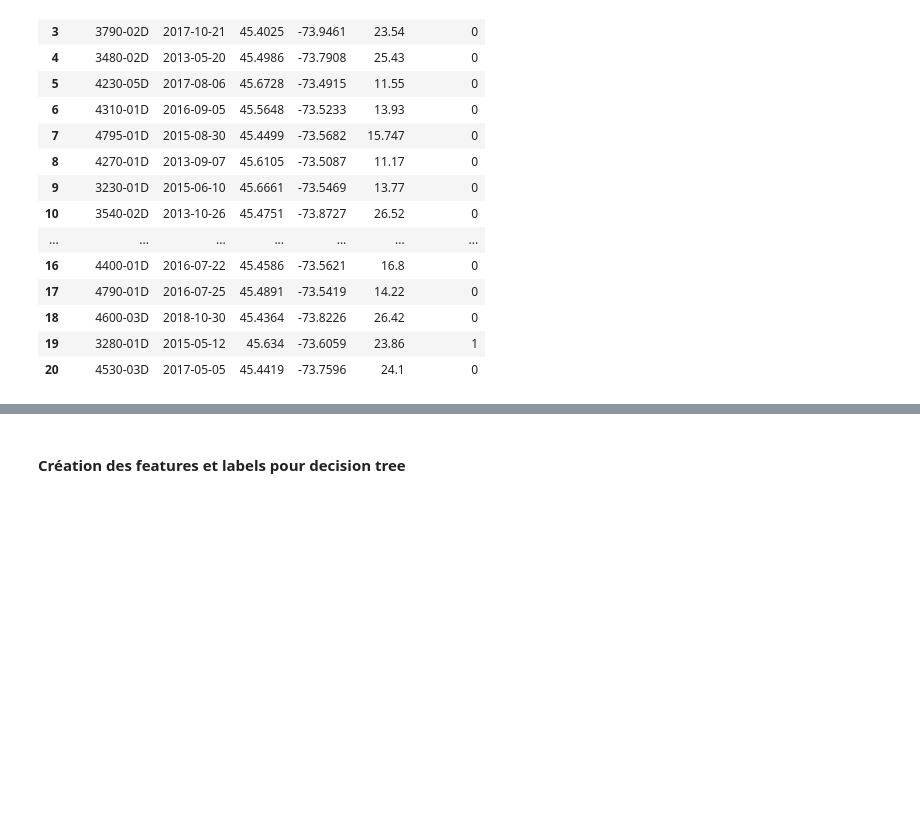
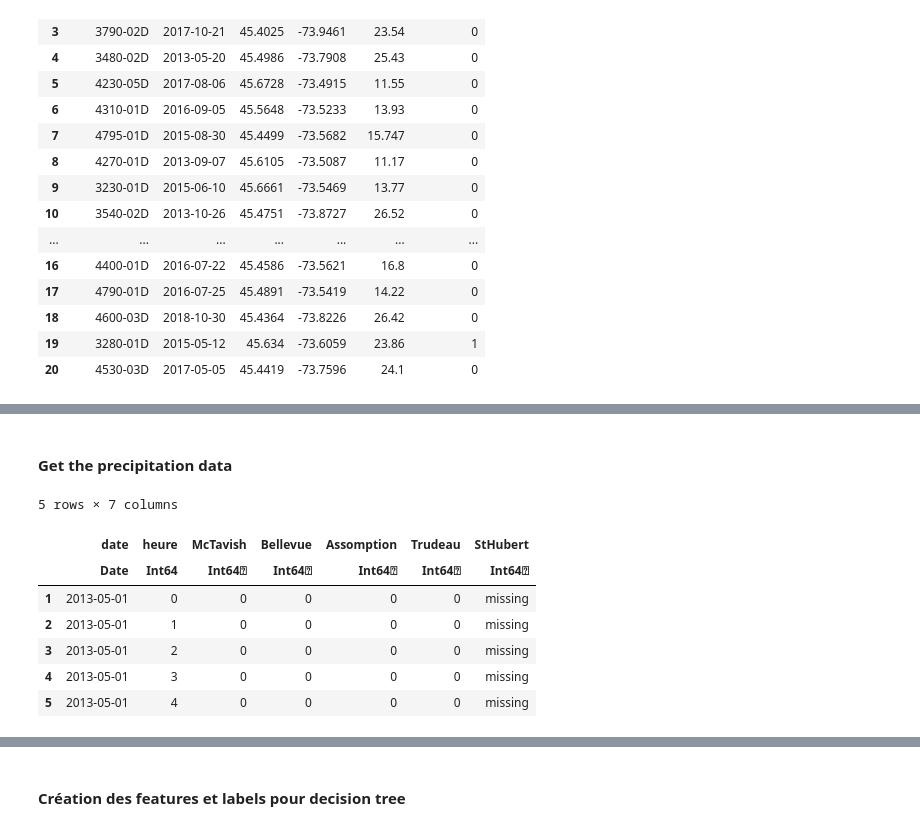
Before and after one commit to JeyzerMC/MTH3302-Project, a Jupyter notebook: Random_Forest_Attempt.ipynb, the cells around one changed output, grey strips where cells are left out. Drawn from its saved outputs; the diff is of its cells as text; code cells hidden in the pictures; blank space fills up the shorter version.

```diff
--- a/Random_Forest_Attempt.ipynb
+++ b/Random_Forest_Attempt.ipynb
@@ -174,0 +198,17 @@ first(sample_test, 20)
+# %% [markdown]
+#### Get the precipitation data
+# %%
+precipitation = CSV.read("data/precipitations.csv",missingstring="-99999")
+rename!(precipitation, Symbol("St-Hubert")=>:StHubert)
+precipitation = filter(row -> month(row.date) > 4, precipitation)
+precipitation = filter(row -> month(row.date) < 11, precipitation)
+first(precipitation, 5)
+# %% [output]
+5 rows × 7 columns
+|  | date | heure | McTavish | Bellevue | Assomption | Trudeau | StHubert |
+|  | Date | Int64 | Int64⍰ | Int64⍰ | Int64⍰ | Int64⍰ | Int64⍰ |
+| 1 | 2013-05-01 | 0 | 0 | 0 | 0 | 0 | missing |
+| 2 | 2013-05-01 | 1 | 0 | 0 | 0 | 0 | missing |
+| 3 | 2013-05-01 | 2 | 0 | 0 | 0 | 0 | missing |
+| 4 | 2013-05-01 | 3 | 0 | 0 | 0 | 0 | missing |
+| 5 | 2013-05-01 | 4 | 0 | 0 | 0 | 0 | missing |
```
Also changed, not shown: parts of 16 cells of this notebook, 2 other files.
